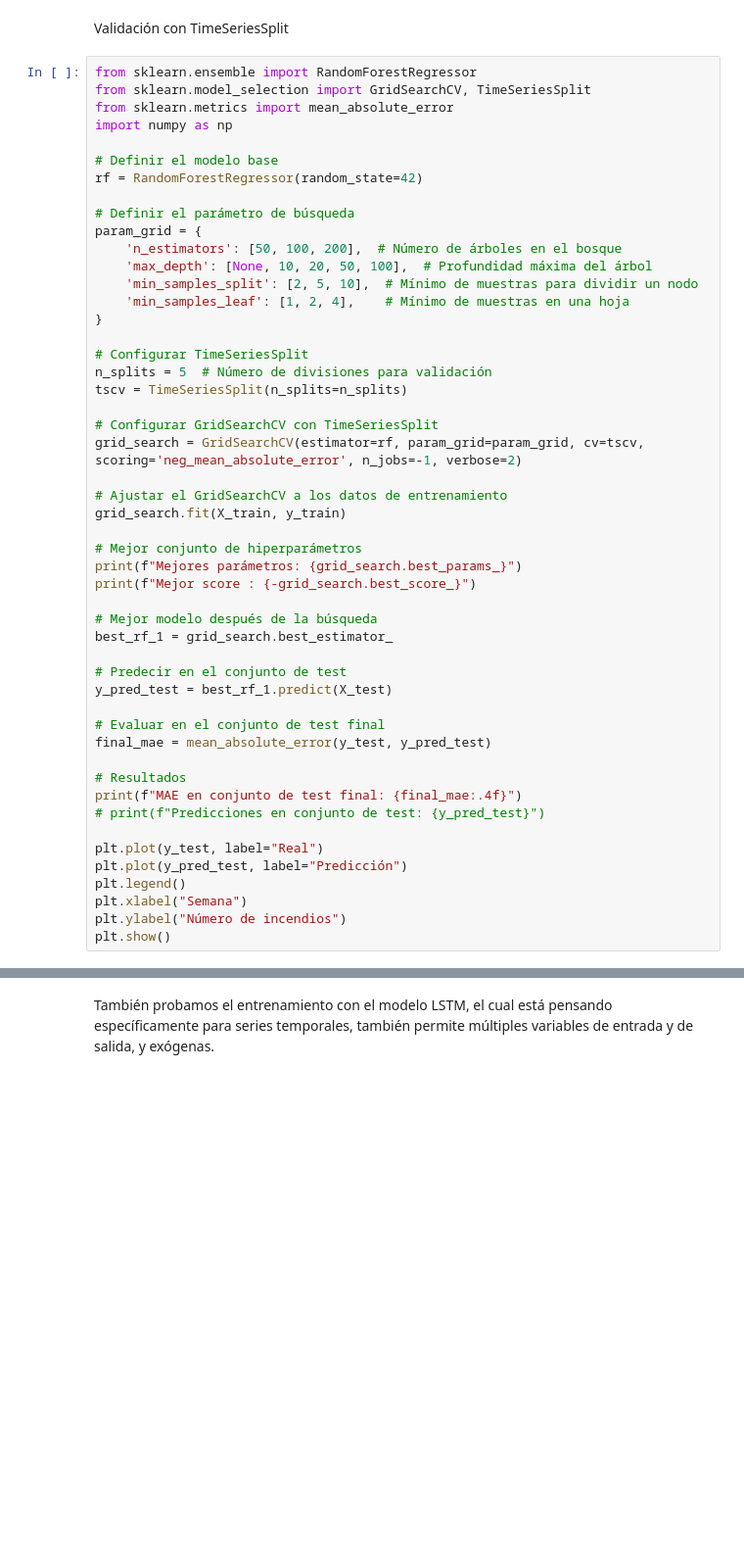
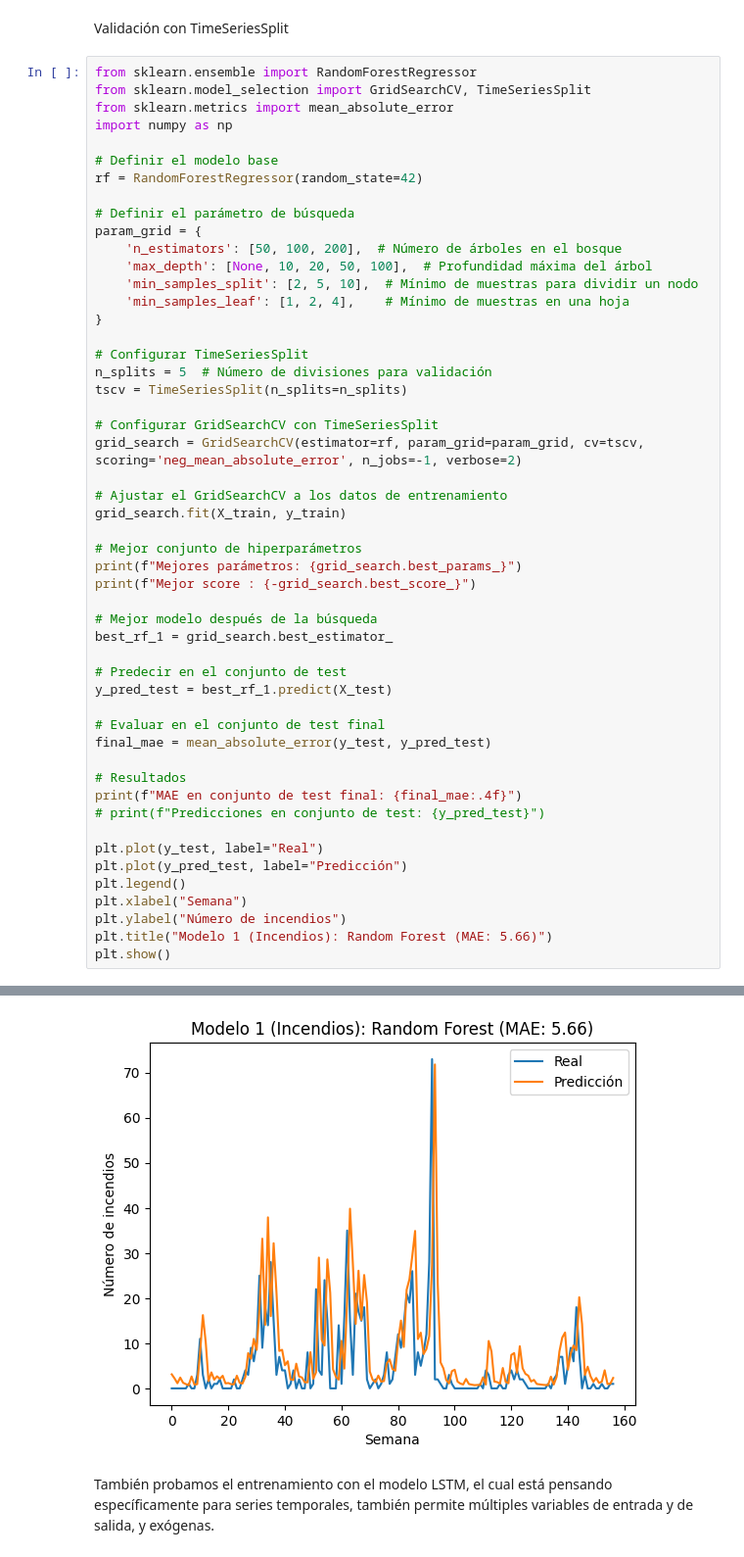
Before and after one commit to JozsefIvanGafo/4-Year-Q1-iao-project-Prediction-of-Forest-fires-in-Galicia-Spain2024-UC3M, a Jupyter notebook: prediction_time_series.ipynb, the cells around one changed output, grey strips where cells are left out. Shown at 98% size. Drawn from its saved outputs; the diff is of its cells as text; blank space fills up the shorter version.

```diff
--- a/prediction_time_series.ipynb
+++ b/prediction_time_series.ipynb
@@ -325,4 +330,6 @@ plt.plot(y_pred_test, label="Predicción")
 plt.legend()
 plt.xlabel("Semana")
 plt.ylabel("Número de incendios")
+plt.title("Modelo 1 (Incendios): Random Forest (MAE: 5.66)")
 plt.show()
+# %% [output]
@@ -329,3 +340,4 @@ plt.show()
+[figure, added]
 # %% [markdown]
 También probamos el entrenamiento con el modelo LSTM, el cual está pensando específicamente para series temporales, también permite múltiples variables de entrada y de salida, y exógenas.
 # %%
```
Also changed, not shown: parts of 12 cells of this notebook.
